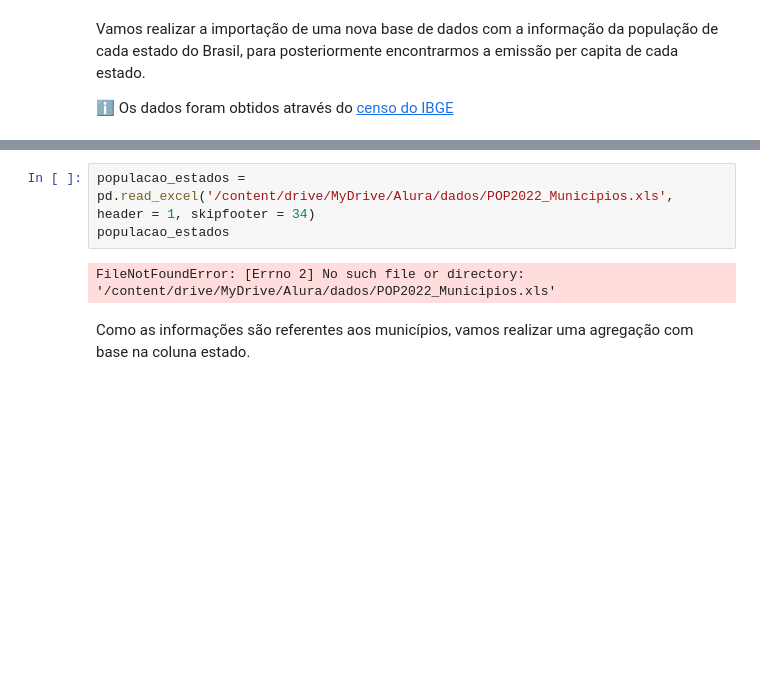
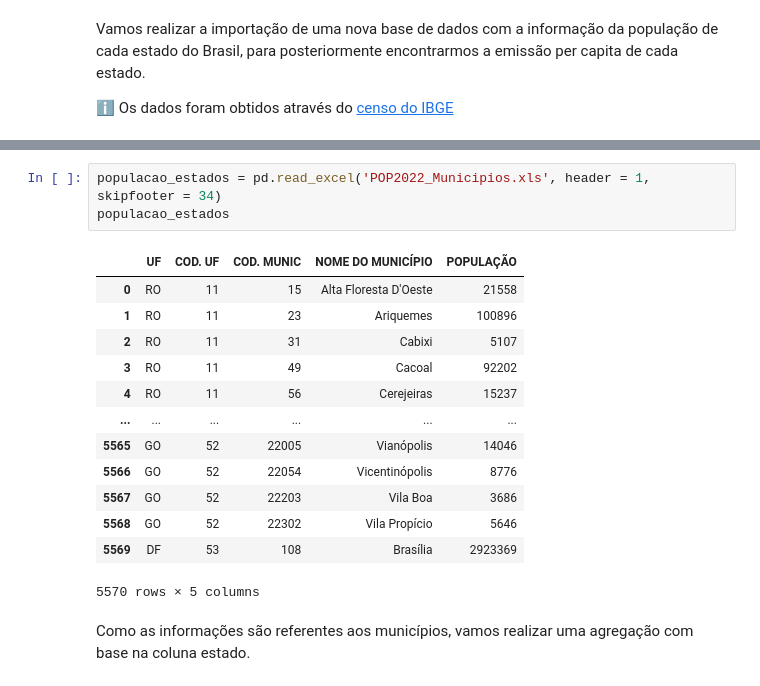
Before and after one commit to Martinsbrandao/Python_Data_science, a Jupyter notebook: Gases_estufa_PJ_selecao_agrupamento/Selecao_agrrupamento_pd_ipynb.ipynb, the cells around one changed output, grey strips where cells are left out. Saved outputs shown, nothing was run; the diff lists cells and outputs as text; blank space fills up the shorter version.

```diff
--- a/Gases_estufa_PJ_selecao_agrupamento/Selecao_agrrupamento_pd_ipynb.ipynb
+++ b/Gases_estufa_PJ_selecao_agrupamento/Selecao_agrrupamento_pd_ipynb.ipynb
@@ -653,8 +657,20 @@ Os dados foram obtidos através do [censo do IBGE](https://www.ibge.gov.br/estat
 # %%
-populacao_estados = pd.read_excel('/content/drive/MyDrive/Alura/dados/POP2022_Municipios.xls', header = 1, skipfooter = 34)
+populacao_estados = pd.read_excel('POP2022_Municipios.xls', header = 1, skipfooter = 34)
 populacao_estados
 # %% [output]
+|  | UF | COD. UF | COD. MUNIC | NOME DO MUNICÍPIO | POPULAÇÃO |
+| 0 | RO | 11 | 15 | Alta Floresta D'Oeste | 21558 |
+| 1 | RO | 11 | 23 | Ariquemes | 100896 |
+| 2 | RO | 11 | 31 | Cabixi | 5107 |
+| 3 | RO | 11 | 49 | Cacoal | 92202 |
+| 4 | RO | 11 | 56 | Cerejeiras | 15237 |
+| ... | ... | ... | ... | ... | ... |
+| 5565 | GO | 52 | 22005 | Vianópolis | 14046 |
+| 5566 | GO | 52 | 22054 | Vicentinópolis | 8776 |
+| 5567 | GO | 52 | 22203 | Vila Boa | 3686 |
+| 5568 | GO | 52 | 22302 | Vila Propício | 5646 |
+| 5569 | DF | 53 | 108 | Brasília | 2923369 |
-FileNotFoundError: [Errno 2] No such file or directory: '/content/drive/MyDrive/Alura/dados/POP2022_Municipios.xls'
+5570 rows × 5 columns
 # %% [markdown]
 Como as informações são referentes aos municípios, vamos realizar uma agregação com base na coluna estado.
 # %%
```
Also changed, not shown: parts of 2 cells of this notebook.
